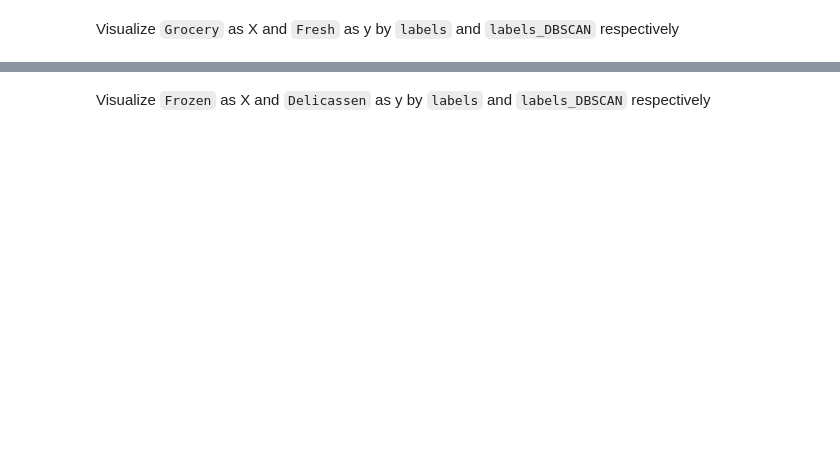
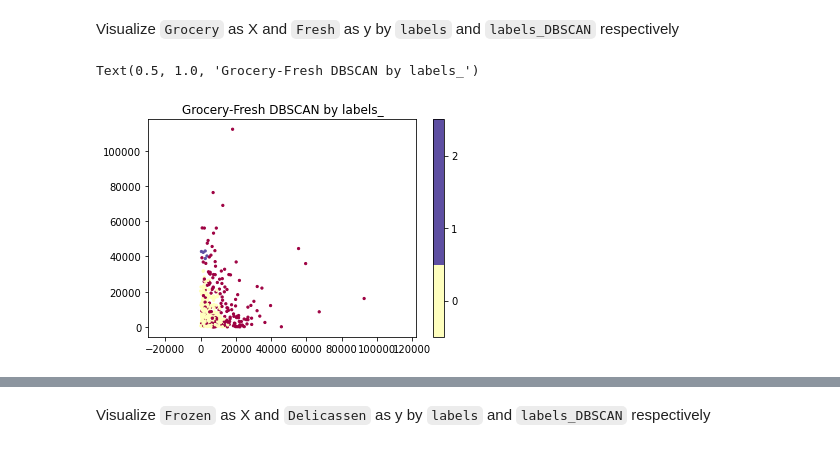
Before and after one commit to ta-data-mad/dataptmad0420, a Jupyter notebook: module-3/unsupervised-learning/your-code/main.ipynb, the cells around one changed output, grey strips where cells are left out. Saved outputs shown, nothing was run; the diff lists cells and outputs as text; code cells hidden in the pictures; blank space fills up the shorter version.

```diff
--- a/module-3/unsupervised-learning/your-code/main.ipynb
+++ b/module-3/unsupervised-learning/your-code/main.ipynb
@@ -306,0 +354,9 @@ Visualize `Grocery` as X and `Fresh` as y by `labels` and `labels_DBSCAN` respec
+# %%
+# Your code here:
+plt.scatter(customer.Grocery, customer.Fresh, c=dbscan_c.labels_, cmap='Spectral', s=5)
+plt.gca().set_aspect('equal', 'datalim')
+plt.colorbar(boundaries=np.arange(len(np.unique(dbscan_c.labels_)) + 1) - 0.5).set_ticks(np.arange(len(np.unique(dbscan_c.labels_))))
+plt.title('Grocery-Fresh DBSCAN by labels_')
+# %% [output]
+Text(0.5, 1.0, 'Grocery-Fresh DBSCAN by labels_')
+[figure, added]
```
Also changed, not shown: parts of 17 cells of this notebook.
